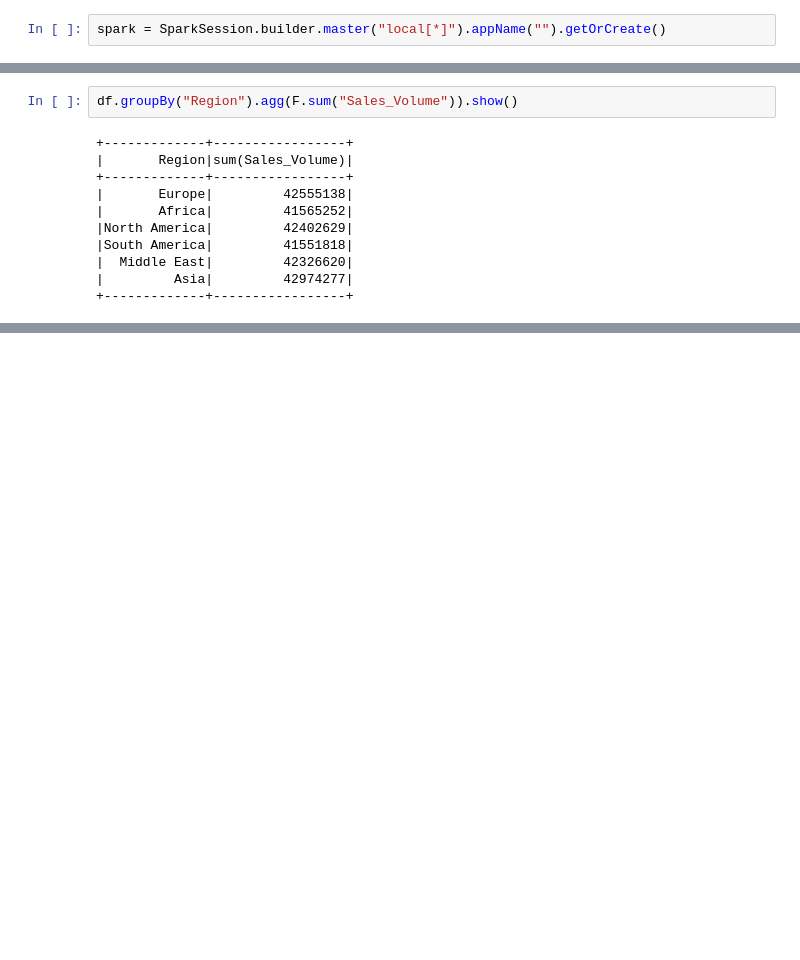
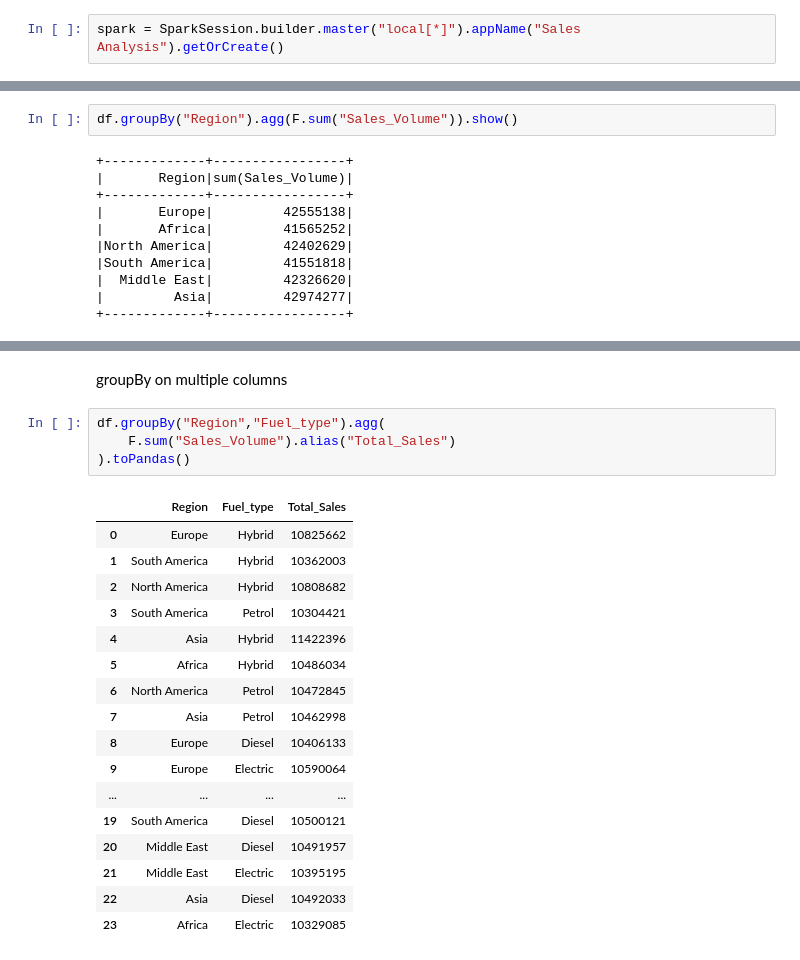
Before and after one commit to dinkardongre/pyspark-data-analysis, a Jupyter notebook: sales_data_analysis.ipynb, the cells around one changed output, grey strips where cells are left out. Cells and saved outputs as stored; diff of their text form; blank space fills up the shorter version.

Commit message:
Filtering and Analysis using Aggregation

```diff
--- a/sales_data_analysis.ipynb
+++ b/sales_data_analysis.ipynb
@@ -9,7 +9,7 @@ Generating PySpark Session
 # %%
 from pyspark.sql import SparkSession
 # %%
-spark = SparkSession.builder.master("local[*]").appName("").getOrCreate()
+spark = SparkSession.builder.master("local[*]").appName("Sales Analysis").getOrCreate()
 # %% [markdown]
 Import Libraries
 # %%
@@ -168,0 +279,24 @@ df.groupBy("Region").agg(F.sum("Sales_Volume")).show()
+# %% [markdown]
+groupBy on multiple columns
+# %%
+df.groupBy("Region","Fuel_type").agg(
+    F.sum("Sales_Volume").alias("Total_Sales")
+).toPandas()
+# %% [output]
+|  | Region | Fuel_type | Total_Sales |
+| 0 | Europe | Hybrid | 10825662 |
+| 1 | South America | Hybrid | 10362003 |
+| 2 | North America | Hybrid | 10808682 |
+| 3 | South America | Petrol | 10304421 |
+| 4 | Asia | Hybrid | 11422396 |
+| 5 | Africa | Hybrid | 10486034 |
+| 6 | North America | Petrol | 10472845 |
+| 7 | Asia | Petrol | 10462998 |
+| 8 | Europe | Diesel | 10406133 |
+| 9 | Europe | Electric | 10590064 |
+| ... | ... | ... | ... |
+| 19 | South America | Diesel | 10500121 |
+| 20 | Middle East | Diesel | 10491957 |
+| 21 | Middle East | Electric | 10395195 |
+| 22 | Asia | Diesel | 10492033 |
+| 23 | Africa | Electric | 10329085 |
```
Also changed, not shown: parts of 21 cells of this notebook, 1 other file.
